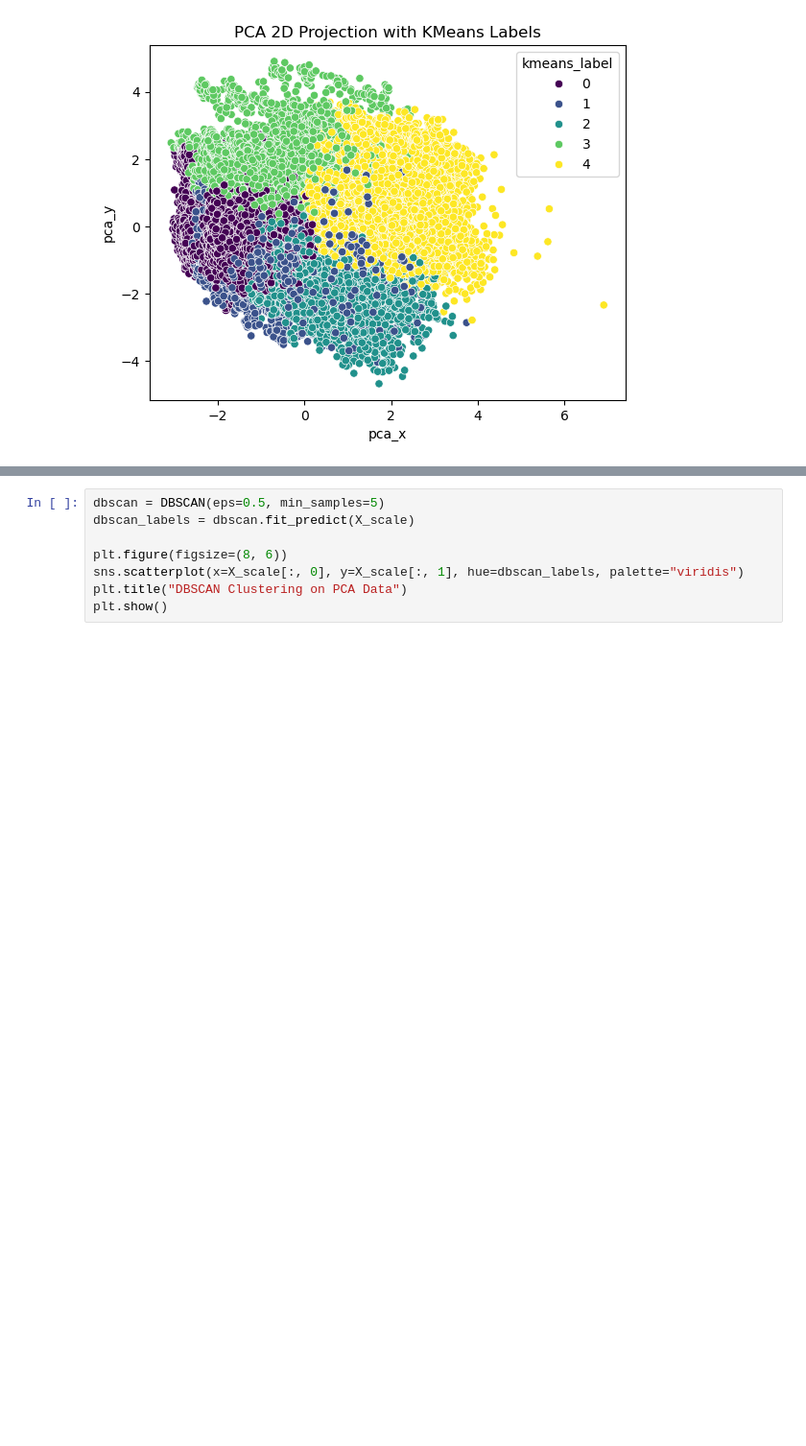
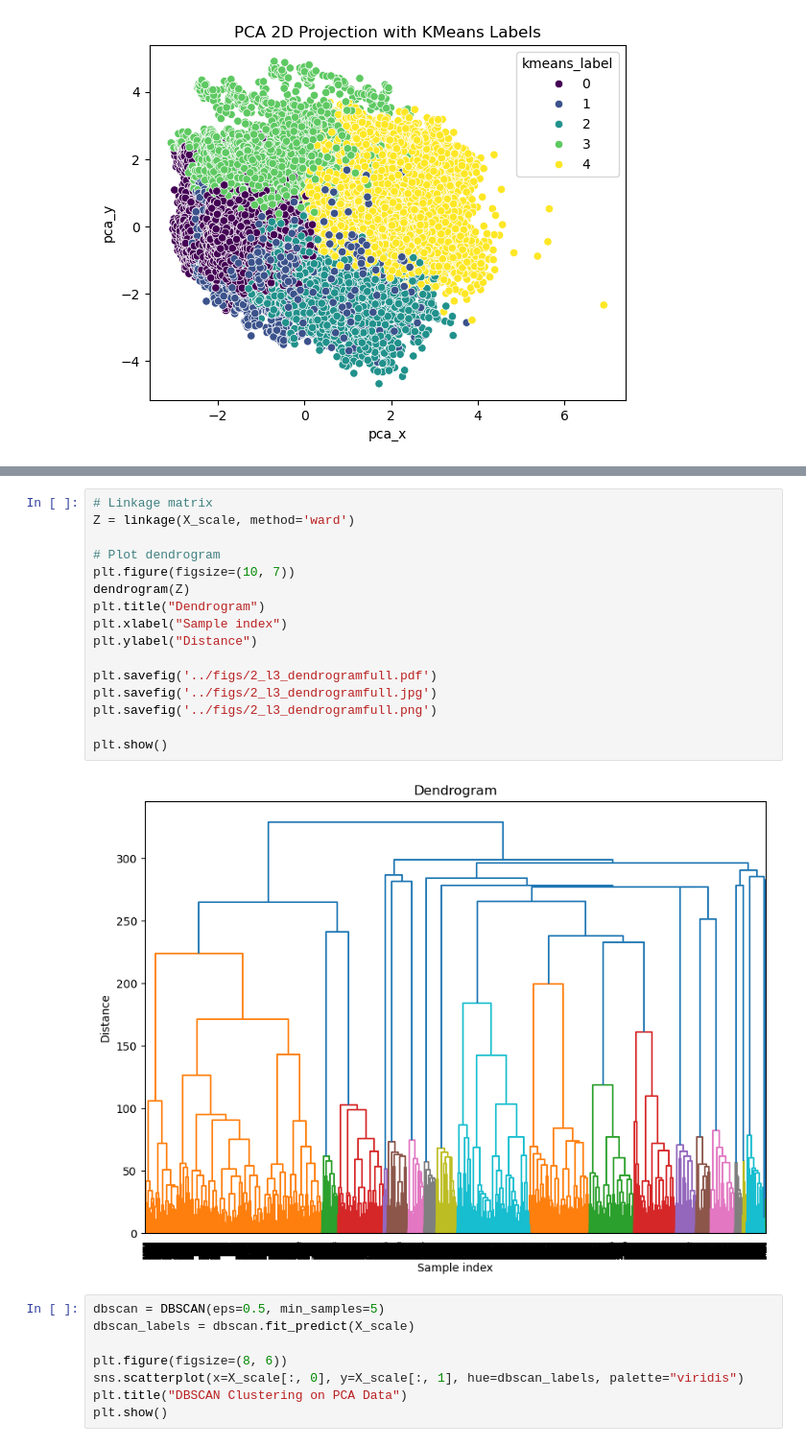
Before and after one commit to sralter/term_deposit_marketing, a Jupyter notebook: project2_modeling.ipynb, the cells around one changed output, grey strips where cells are left out. Shown at 96% size. Cells and saved outputs as stored; diff of their text form; blank space fills up the shorter version.

```diff
--- a/project2_modeling.ipynb
+++ b/project2_modeling.ipynb
@@ -3335,3 +3434,21 @@ plt.show()
+# %%
+# Linkage matrix
+Z = linkage(X_scale, method='ward')
+
+# Plot dendrogram
+plt.figure(figsize=(10, 7))
+dendrogram(Z)
+plt.title("Dendrogram")
+plt.xlabel("Sample index")
+plt.ylabel("Distance")
+
+plt.savefig('../figs/2_l3_dendrogramfull.pdf')
+plt.savefig('../figs/2_l3_dendrogramfull.jpg')
+plt.savefig('../figs/2_l3_dendrogramfull.png')
+
+plt.show()
+# %% [output]
+[figure, added]
 # %%
 dbscan = DBSCAN(eps=0.5, min_samples=5)
 dbscan_labels = dbscan.fit_predict(X_scale)
```
Also changed, not shown: parts of 6 cells of this notebook.
